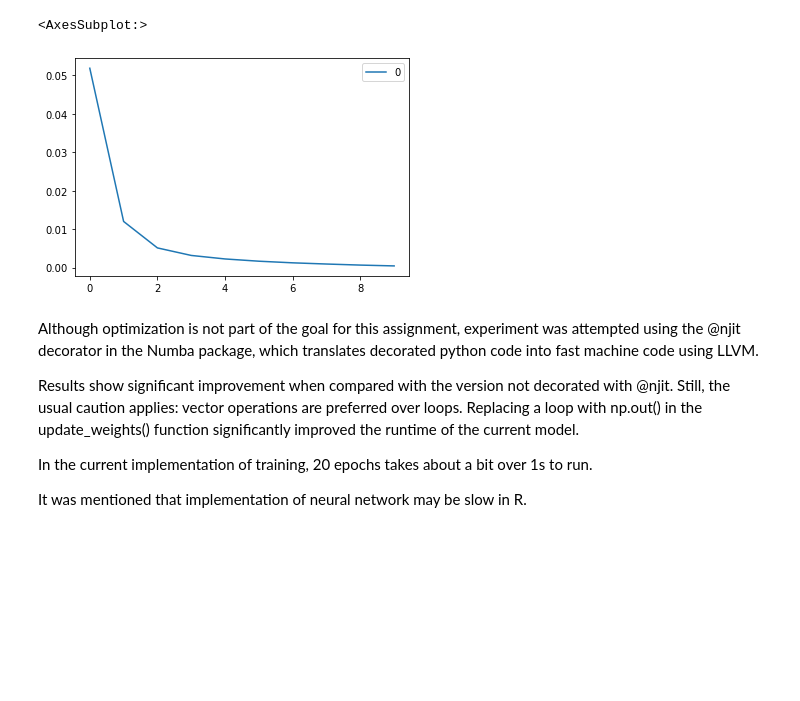
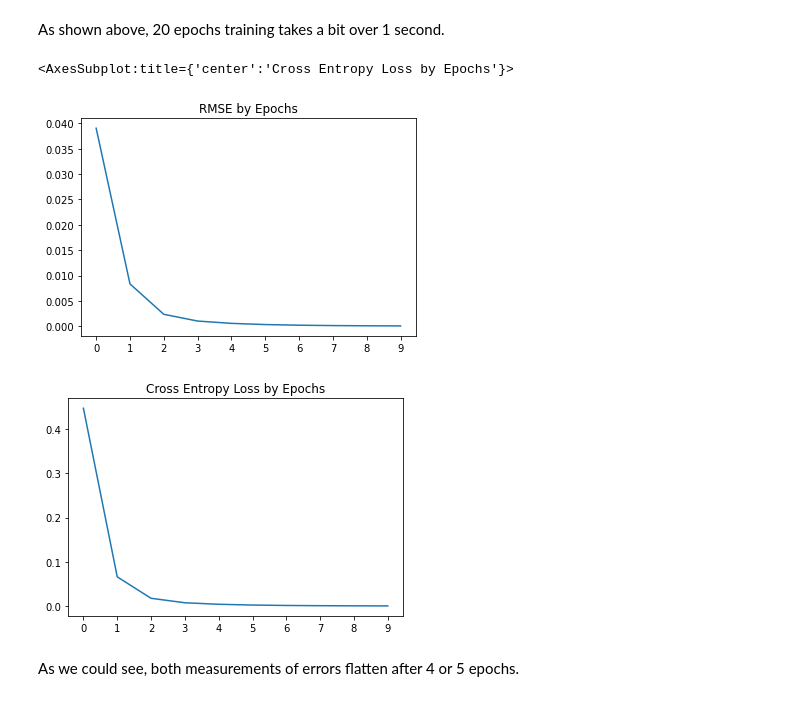
Before and after one commit to hchenfeng/Introduction-to-Machine-Learning, a Jupyter notebook: notebooks/project4.ipynb, the cells around one changed output. Saved outputs shown, nothing was run; the diff lists cells and outputs as text; code cells hidden in the pictures; blank space fills up the shorter version.

```diff
--- a/notebooks/project4.ipynb
+++ b/notebooks/project4.ipynb
@@ -81,28 +99,34 @@ def feed_forward(vec, weights):
 # %%
 @njit
 def get_rmse(t_vec, y_vec):
+    # use root mean squared error as one error measurement
     return np.sqrt(np.sum(np.square(np.subtract(t_vec, y_vec))))/len(t_vec)
 
 @njit
-def get_sigmoid_loss(t_vec, y_vec):
-    d = np.multiply(y_vec, 1 - y_vec)
-    e = t_vec - y_vec
-    return np.multiply(d, e)
+def get_cross_entropy_loss(t_vec, y_vec):
+    # use cross entropy/log loss as another error measurement
+    return -np.dot(t_vec, np.log(y_vec))
+
+# @njit
+# def get_sigmoid_loss(t_vec, y_vec):
+#     d = y_vec * (1 - y_vec)
+#     e = t_vec - y_vec
+#     return d * e
 
 @njit
-def get_hidden_loss(h, w_vec, e_vec):
-    h_d = np.multiply(h, 1-h)
+def get_out_error(t_vec, y_vec):
+    # derivative of cross entropy loss
+    return  t_vec - y_vec
+
+@njit
+def get_hidden_error(h, w_vec, e_vec):
+    # derivative of sigmoid
+    h_d = h * (1 - h)
     w_e_dot = np.dot(w_vec, e_vec)
-    return np.multiply(h_d, w_e_dot)
+    return h_d * w_e_dot
 # %%
 @njit
 def update_weights(error, weights, outs, learning_rate):
     temp = learning_rate * error
     adjustments = np.outer(outs, temp)
-    return np.add(weights, adjustments)
-
-    # for i in prange(error.shape[0]):
-    #     temp = learning_rate * error[i]
-    #     weights_adjustments[i] = np.multiply(outs, temp)
-    #
-    # return np.add(weights, weights_adjustments.T)
+    return weights + adjustments
@@ -189,6 +205,15 @@ test = train_neural_net(train_input_normalized, train_output, epoch=10)
-# %%
-pd.DataFrame(test[2]).plot()
-# %% [output]
-<AxesSubplot:>
-[figure, removed]
+# %% [markdown]
+As shown above, 20 epochs training takes a bit over 1 second.
+# %%
+test = train_neural_net(train_input_normalized, train_output, epoch=10)
+
+pd.DataFrame(test[2]).plot(title='RMSE by Epochs', legend=None, xticks=list(range(10)))
+
+pd.DataFrame(test[3]).plot(title='Cross Entropy Loss by Epochs', legend=None, xticks=list(range(10)))
+# %% [output]
+<AxesSubplot:title={'center':'Cross Entropy Loss by Epochs'}>
+[figure, added]
+[figure, added]
+# %% [markdown]
+As we could see, both measurements of errors flatten after 4 or 5 epochs.
 # %%
@@ -204,9 +236 @@ def neural_net_predict(input_ws, hidden_ws, X, Y):
     return np.sum(preds == Y) / input_n_row
-# %% [markdown]
-Although optimization is not part of the goal for this assignment, experiment was attempted using the @njit decorator in the Numba package, which translates decorated python code into fast machine code using LLVM.
-
-Results show significant improvement when compared with the version not decorated with @njit. Still, the usual caution applies: vector operations are preferred over loops. Replacing a loop with np.out() in the update_weights() function significantly improved the runtime of the current model.
-
-In the current implementation of training, 20 epochs takes about a bit over 1s to run.
-
-It was mentioned that implementation of neural network may be slow in R.
```
Also changed, not shown: parts of 37 cells of this notebook, 2 other files.
